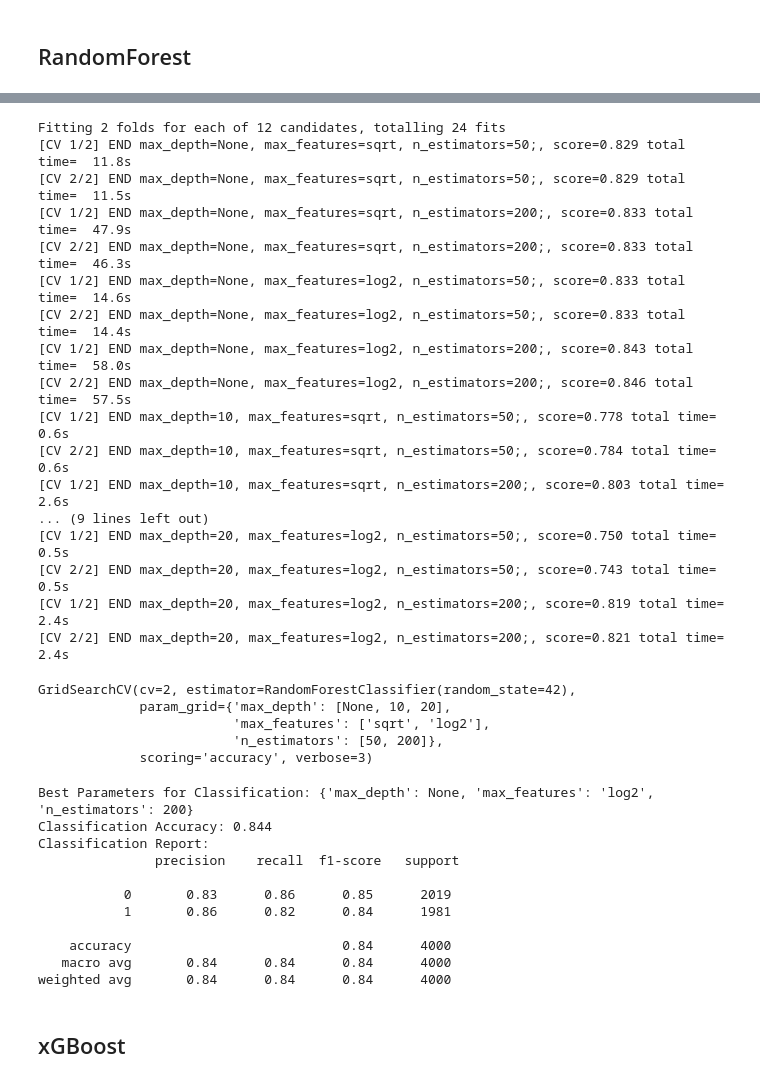
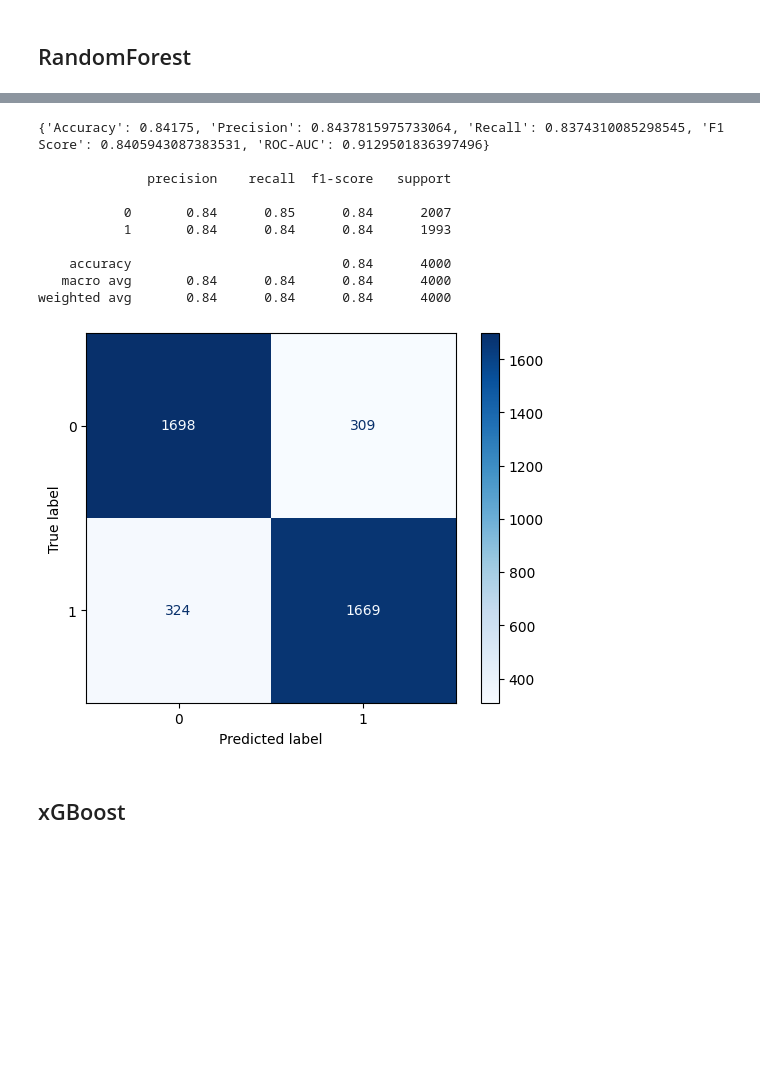
Before and after one commit to matkubita/ClickbaitDetectionThesis, a Jupyter notebook: notebooks/5-TFIDF_Traditional_ML_Models.ipynb, the cells around one changed output, grey strips where cells are left out. Cells and saved outputs as stored; diff of their text form; code cells hidden in the pictures; blank space fills up the shorter version.

```diff
--- a/notebooks/5-TFIDF_Traditional_ML_Models.ipynb
+++ b/notebooks/5-TFIDF_Traditional_ML_Models.ipynb
@@ -25,12 +25,20 @@ x_train, x_test, y_train, y_test = train_test_split(
     test_size=0.2,
     random_state=42
 )
+# %%
+x_test, x_val, y_test, y_val = train_test_split(
+    x_test,
+    y_test,
+    test_size=0.5,  # 50% of the original x_test size for validation
+    random_state=42,
+    stratify=y_test
+)
 # %%
 from sklearn.feature_extraction.text import TfidfVectorizer
 
 vectorization = TfidfVectorizer()
 xv_train = vectorization.fit_transform(x_train)
-xv_test = vectorization.transform(x_test)
+xv_val = vectorization.transform(x_val)
 # %% [markdown]
 # Tree-Based-Models
 # %% [markdown]
@@ -41,5 +49,5 @@ from sklearn.ensemble import RandomForestClassifier
 RF = RandomForestClassifier(random_state = 0)
 RF.fit(xv_train, y_train)
 
-pred_rf = RF.predict(xv_test)
-pred_rf_prob = RF.predict_proba(xv_test)
+pred_rf = RF.predict(xv_val)
+pred_rf_prob = RF.predict_proba(xv_val)
@@ -71,46 +54,17 @@ clf = GridSearchCV(RandomForestClassifier(random_state=42), param_grid_clf, cv=2
-# %%
-clf.fit(xv_train, y_train)
-# %% [output]
-Fitting 2 folds for each of 12 candidates, totalling 24 fits
-[CV 1/2] END max_depth=None, max_features=sqrt, n_estimators=50;, score=0.829 total time=  11.8s
-[CV 2/2] END max_depth=None, max_features=sqrt, n_estimators=50;, score=0.829 total time=  11.5s
-[CV 1/2] END max_depth=None, max_features=sqrt, n_estimators=200;, score=0.833 total time=  47.9s
-[CV 2/2] END max_depth=None, max_features=sqrt, n_estimators=200;, score=0.833 total time=  46.3s
-[CV 1/2] END max_depth=None, max_features=log2, n_estimators=50;, score=0.833 total time=  14.6s
-[CV 2/2] END max_depth=None, max_features=log2, n_estimators=50;, score=0.833 total time=  14.4s
-[CV 1/2] END max_depth=None, max_features=log2, n_estimators=200;, score=0.843 total time=  58.0s
-[CV 2/2] END max_depth=None, max_features=log2, n_estimators=200;, score=0.846 total time=  57.5s
-[CV 1/2] END max_depth=10, max_features=sqrt, n_estimators=50;, score=0.778 total time=   0.6s
-[CV 2/2] END max_depth=10, max_features=sqrt, n_estimators=50;, score=0.784 total time=   0.6s
-[CV 1/2] END max_depth=10, max_features=sqrt, n_estimators=200;, score=0.803 total time=   2.6s
-... (9 lines left out)
-[CV 1/2] END max_depth=20, max_features=log2, n_estimators=50;, score=0.750 total time=   0.5s
-[CV 2/2] END max_depth=20, max_features=log2, n_estimators=50;, score=0.743 total time=   0.5s
-[CV 1/2] END max_depth=20, max_features=log2, n_estimators=200;, score=0.819 total time=   2.4s
-[CV 2/2] END max_depth=20, max_features=log2, n_estimators=200;, score=0.821 total time=   2.4s
-GridSearchCV(cv=2, estimator=RandomForestClassifier(random_state=42),
-             param_grid={'max_depth': [None, 10, 20],
-                         'max_features': ['sqrt', 'log2'],
-                         'n_estimators': [50, 200]},
-             scoring='accuracy', verbose=3)
-# %%
-best_clf = clf.best_estimator_
-y_clf_pred = best_clf.predict(xv_test)
-print(f"Best Parameters for Classification: {clf.best_params_}")
-print("Classification Accuracy:", accuracy_score(y_test, y_clf_pred))
-print("Classification Report:\n", classification_report(y_test, y_clf_pred))
-# %% [output]
-Best Parameters for Classification: {'max_depth': None, 'max_features': 'log2', 'n_estimators': 200}
-Classification Accuracy: 0.844
-Classification Report:
-               precision    recall  f1-score   support
-
-           0       0.83      0.86      0.85      2019
-           1       0.86      0.82      0.84      1981
-
-    accuracy                           0.84      4000
-   macro avg       0.84      0.84      0.84      4000
-weighted avg       0.84      0.84      0.84      4000
+# %%
+create_summary_for_model_metrics(y_val, pred_rf, pred_rf_prob[:,1])
+# %% [output]
+{'Accuracy': 0.84175, 'Precision': 0.8437815975733064, 'Recall': 0.8374310085298545, 'F1 Score': 0.8405943087383531, 'ROC-AUC': 0.9129501836397496}
+
+              precision    recall  f1-score   support
+
+           0       0.84      0.85      0.84      2007
+           1       0.84      0.84      0.84      1993
+
+    accuracy                           0.84      4000
+   macro avg       0.84      0.84      0.84      4000
+weighted avg       0.84      0.84      0.84      4000
+[figure, added]
 # %% [markdown]
 ## xGBoost
 # %%
```
Also changed, not shown: parts of 7 cells of this notebook, 11 other files.
